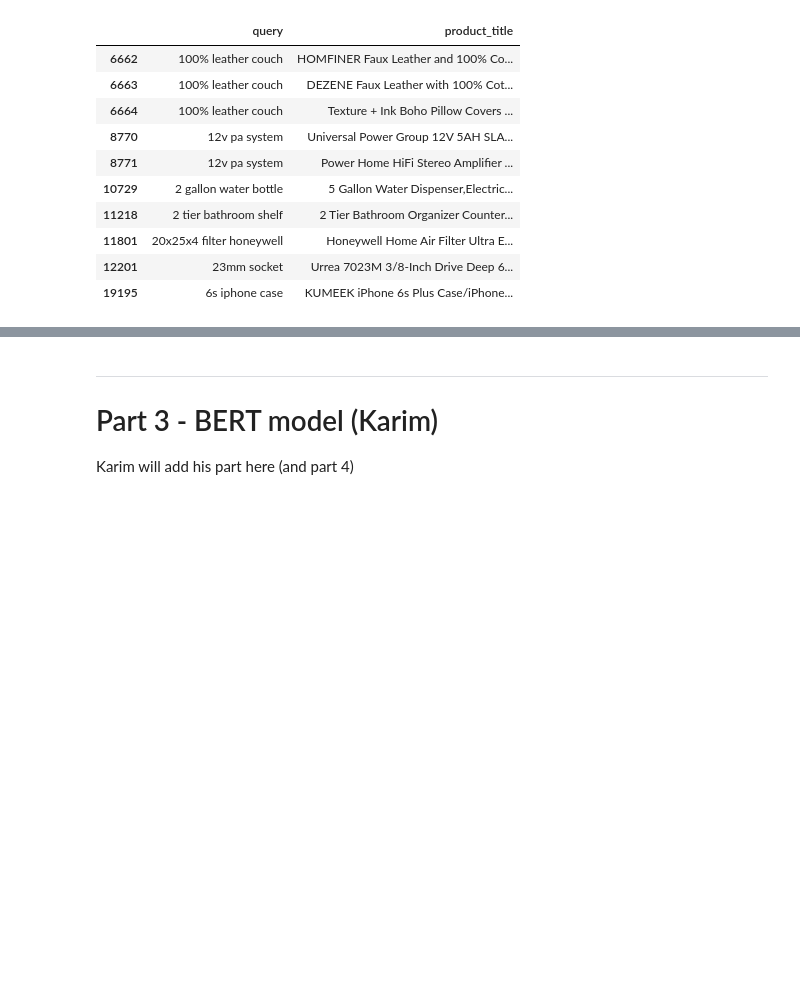
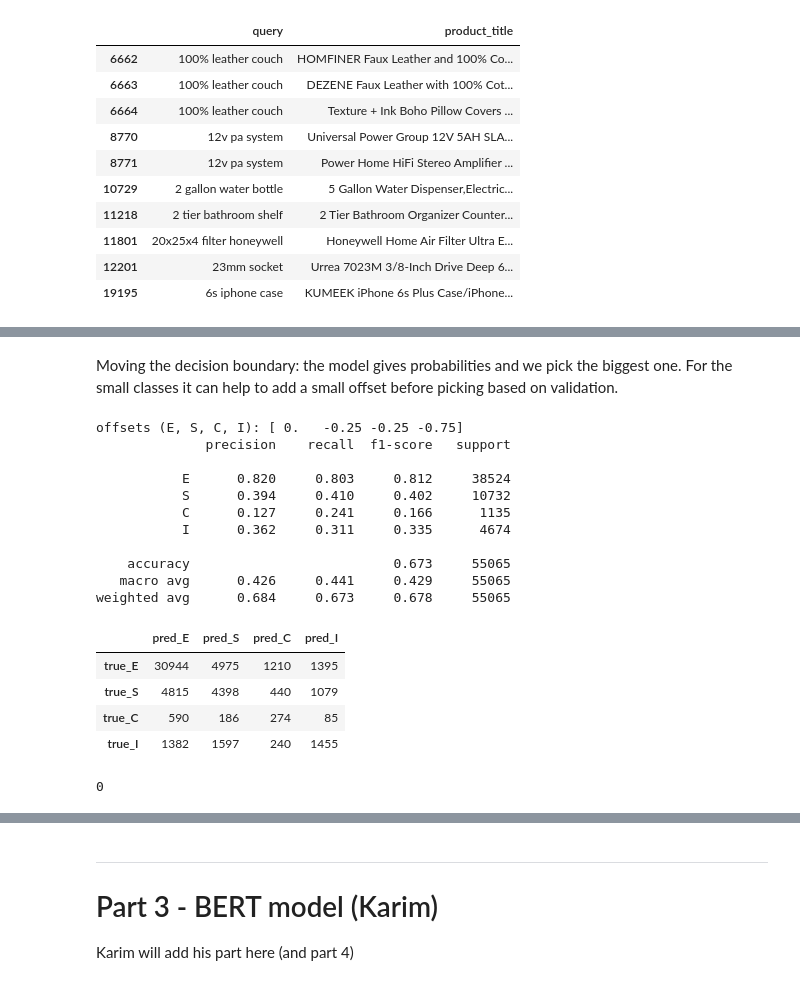
Before and after one commit to m4zenHchm/Amazon_Search_Queries, a Jupyter notebook: Amazon_Search_Queries.ipynb, the cells around one changed output, grey strips where cells are left out. Saved outputs shown, nothing was run; the diff lists cells and outputs as text; code cells hidden in the pictures; blank space fills up the shorter version.

```diff
--- a/Amazon_Search_Queries.ipynb
+++ b/Amazon_Search_Queries.ipynb
@@ -341,0 +575,30 @@ Ram will add his part here
+# %% [markdown]
+Moving the decision boundary: the model gives probabilities and we pick the biggest one. For the small
+classes it can help to add a small offset before picking based on validation.
+# %%
+off_lr = tune_offsets(val, p_val_lr)
+print("offsets (E, S, C, I):", off_lr.round(2))
+save_result(evaluate(val, p_val_lr, "TF-IDF + LogReg + offsets", off_lr), "val")
+report(val, p_val_lr, off_lr)
+# %% [output]
+offsets (E, S, C, I): [ 0.   -0.25 -0.25 -0.75]
+              precision    recall  f1-score   support
+
+           E      0.820     0.803     0.812     38524
+           S      0.394     0.410     0.402     10732
+           C      0.127     0.241     0.166      1135
+           I      0.362     0.311     0.335      4674
+
+    accuracy                          0.673     55065
+   macro avg      0.426     0.441     0.429     55065
+weighted avg      0.684     0.673     0.678     55065
+|  | pred_E | pred_S | pred_C | pred_I |
+| true_E | 30944 | 4975 | 1210 | 1395 |
+| true_S | 4815 | 4398 | 440 | 1079 |
+| true_C | 590 | 186 | 274 | 85 |
+| true_I | 1382 | 1597 | 240 | 1455 |
+# %%
+del X_train, X_val, X_test, blocks
+gc.collect()
+# %% [output]
+0
```
Also changed, not shown: parts of 18 cells of this notebook.
